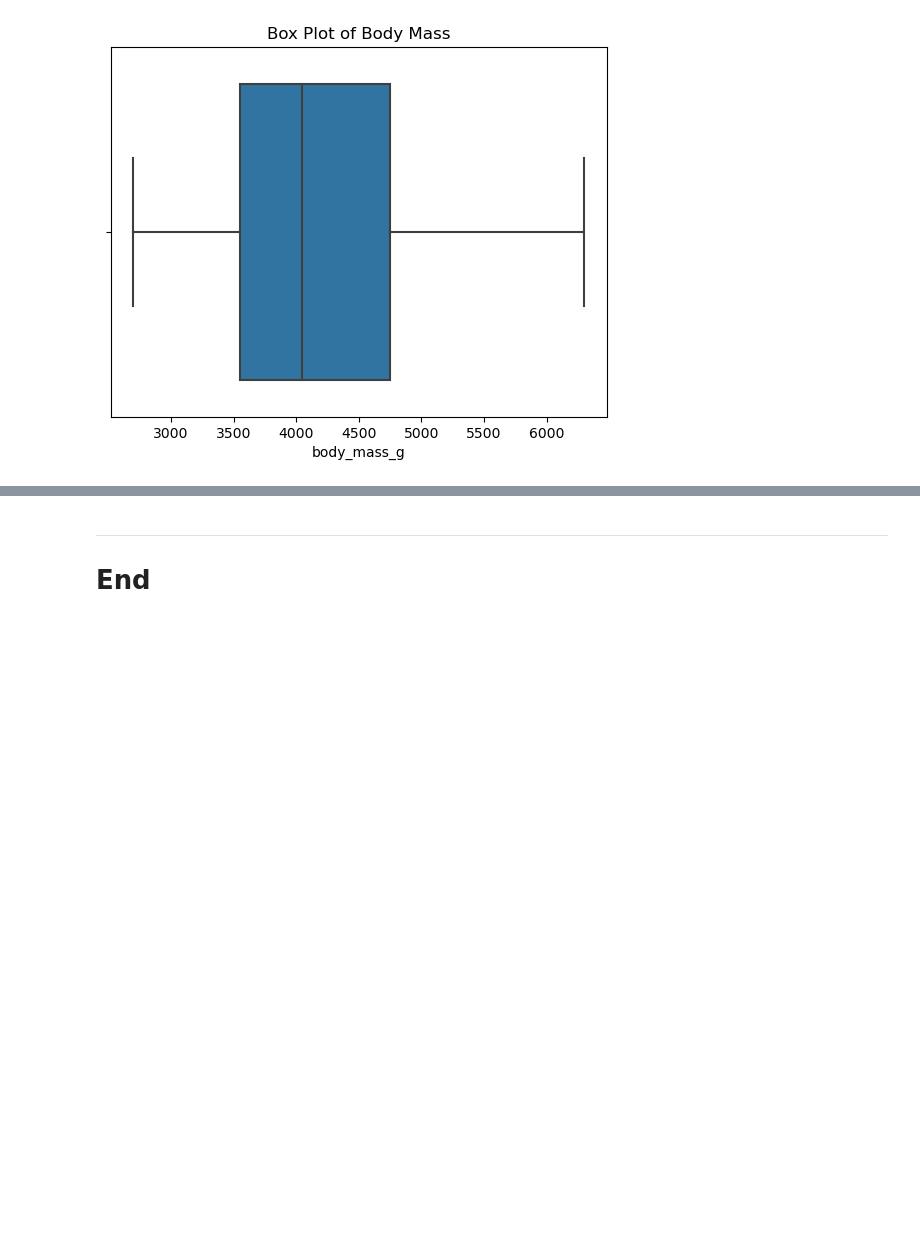
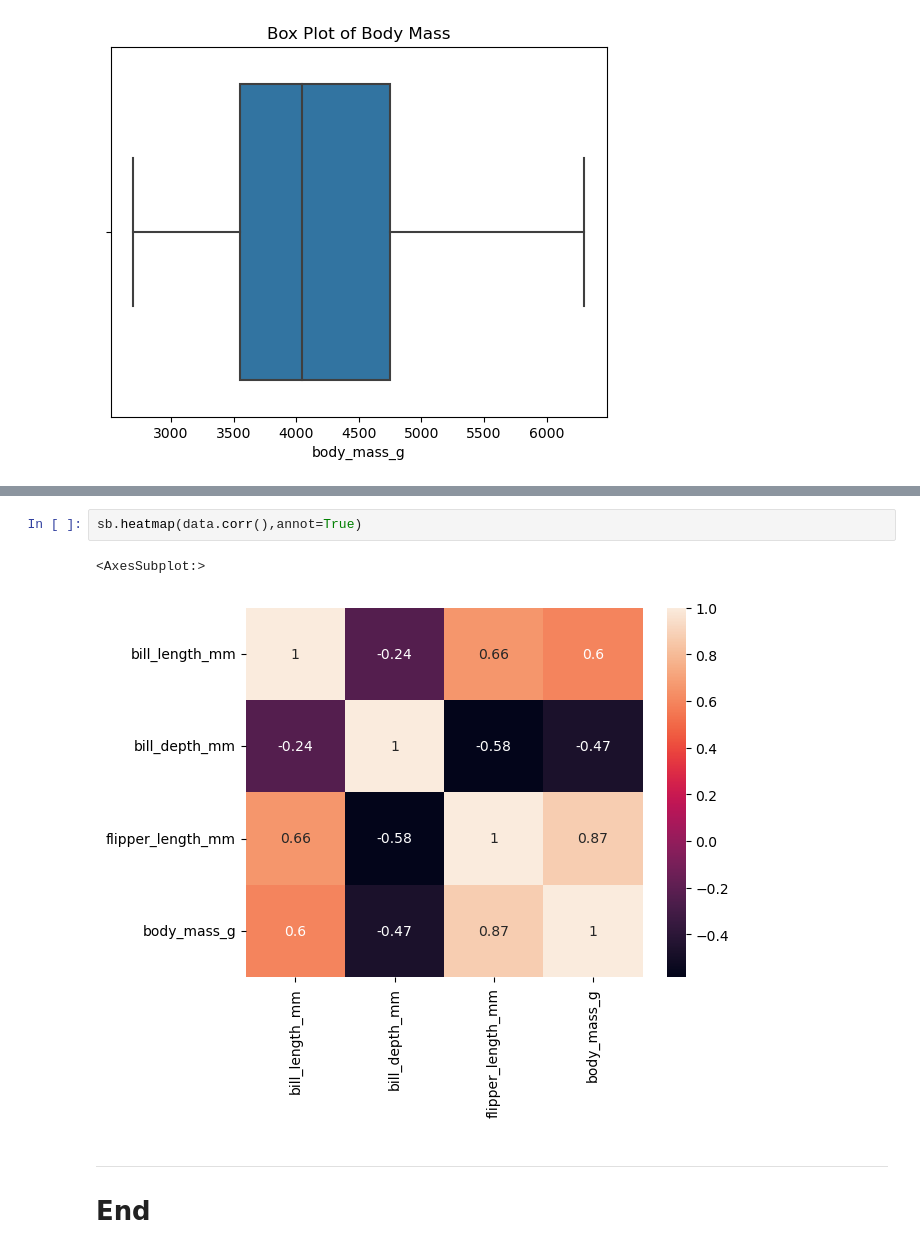
Before and after one commit to frankquinn89/Fundamentals_of_Data_Analysis, a Jupyter notebook: tasks.ipynb, the cells around one changed output, grey strips where cells are left out. Saved outputs shown, nothing was run; the diff lists cells and outputs as text; blank space fills up the shorter version.

```diff
--- a/tasks.ipynb
+++ b/tasks.ipynb
@@ -315,3 +324,8 @@ mplot.show()
+# %%
+sb.heatmap(data.corr(),annot=True)
+# %% [output]
+<AxesSubplot:>
+[figure, added]
 # %% [markdown]
  ***
 
```
Also changed, not shown: parts of 2 cells of this notebook.
